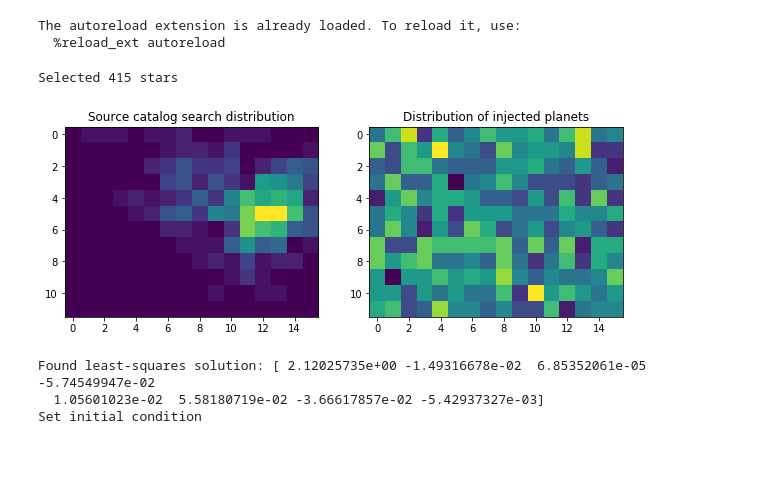
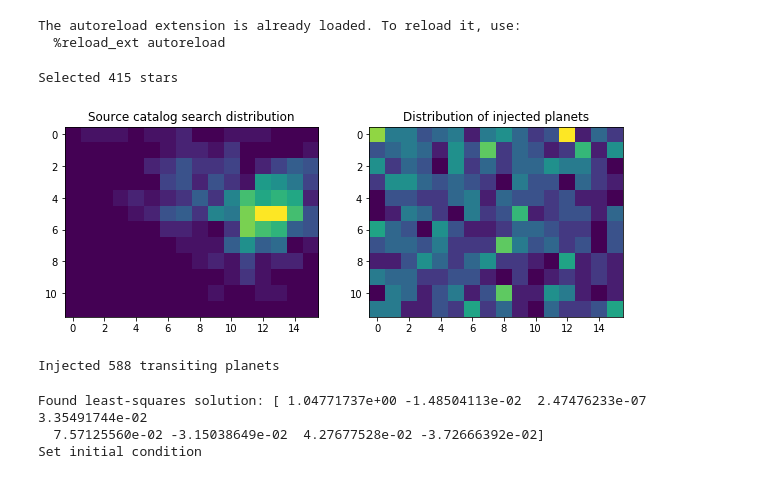
Before and after one commit to aditya-sengupta/tesscomp-prototyping, a Jupyter notebook: fitcomp_barclay.ipynb, the cells around one changed output. Cells and saved outputs as stored; diff of their text form; code cells hidden in the pictures.

```diff
--- a/fitcomp_barclay.ipynb
+++ b/fitcomp_barclay.ipynb
@@ -11,19 +11,22 @@ The autoreload extension is already loaded. To reload it, use:
   %reload_ext autoreload
 # %%
 catalog, num_stars = get_catalog_and_numstars(name, cut_to_Ms)
-synth = make_synth_solar_systems(num_stars=num_stars)
+synth = make_synth_solar_systems(num_stars=10000)
+synth = synth[synth.transit_bool]
 hist_synth, hist_catalog = make_hists(synth, catalog)
+print("Injected {} transiting planets".format(int(np.sum(hist_synth))))
 # %% [output]
 Selected 415 stars
-[figure, old version]
+[figure, new version]
+Injected 588 transiting planets
 # %%
 ll, p0 = make_mcmc_setup(hist_synth, hist_catalog, nwalkers)
 sampler = emcee.EnsembleSampler(nwalkers, ndim, ll)
 _ = sampler.run_mcmc(p0, 1000, progress="notebook")
 sampler.reset()
-pos, _, _ = sampler.run_mcmc(p0, 20000, store=True, progress="notebook")
+pos, _, _ = sampler.run_mcmc(p0, 5000, store=True, progress="notebook")
 # %% [output]
-Found least-squares solution: [ 2.12025735e+00 -1.49316678e-02  6.85352061e-05 -5.74549947e-02
-  1.05601023e-02  5.58180719e-02 -3.66617857e-02 -5.42937327e-03]
+Found least-squares solution: [ 1.04771737e+00 -1.48504113e-02  2.47476233e-07  3.35491744e-02
+  7.57125560e-02 -3.15038649e-02  4.27677528e-02 -3.72666392e-02]
 Set initial condition
 # %%
```
Also changed, not shown: parts of 4 cells of this notebook, 2 other files.
